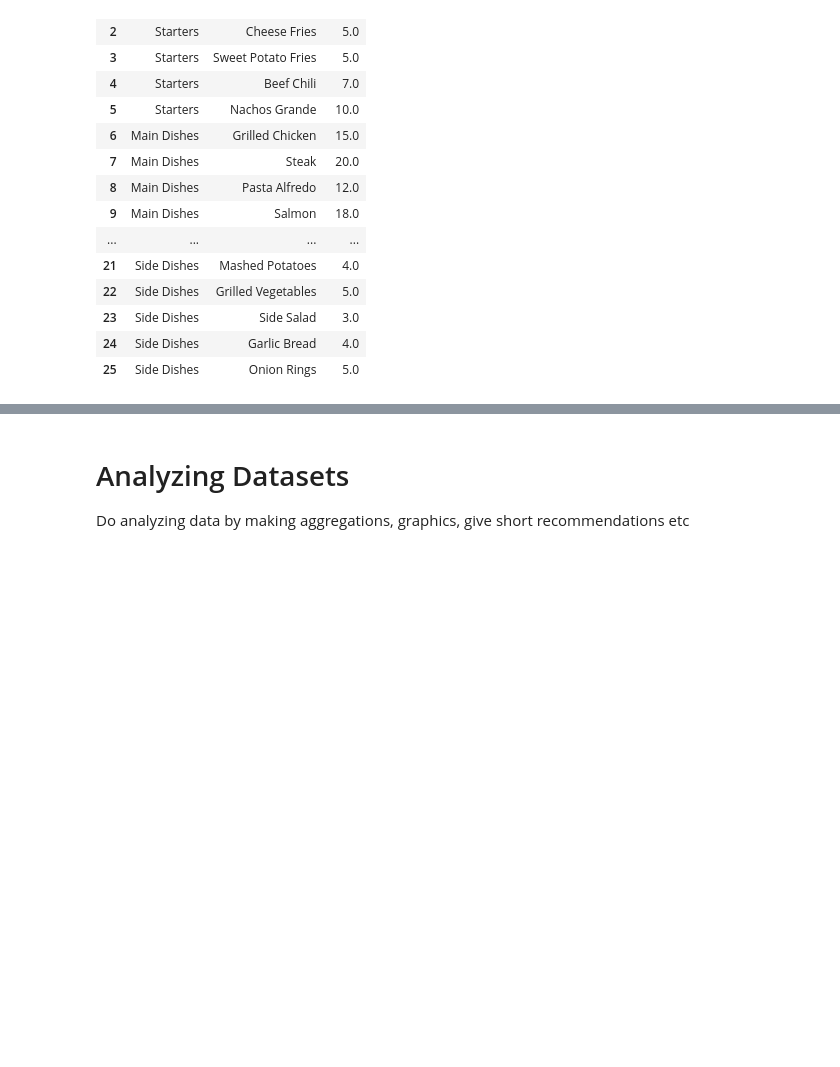
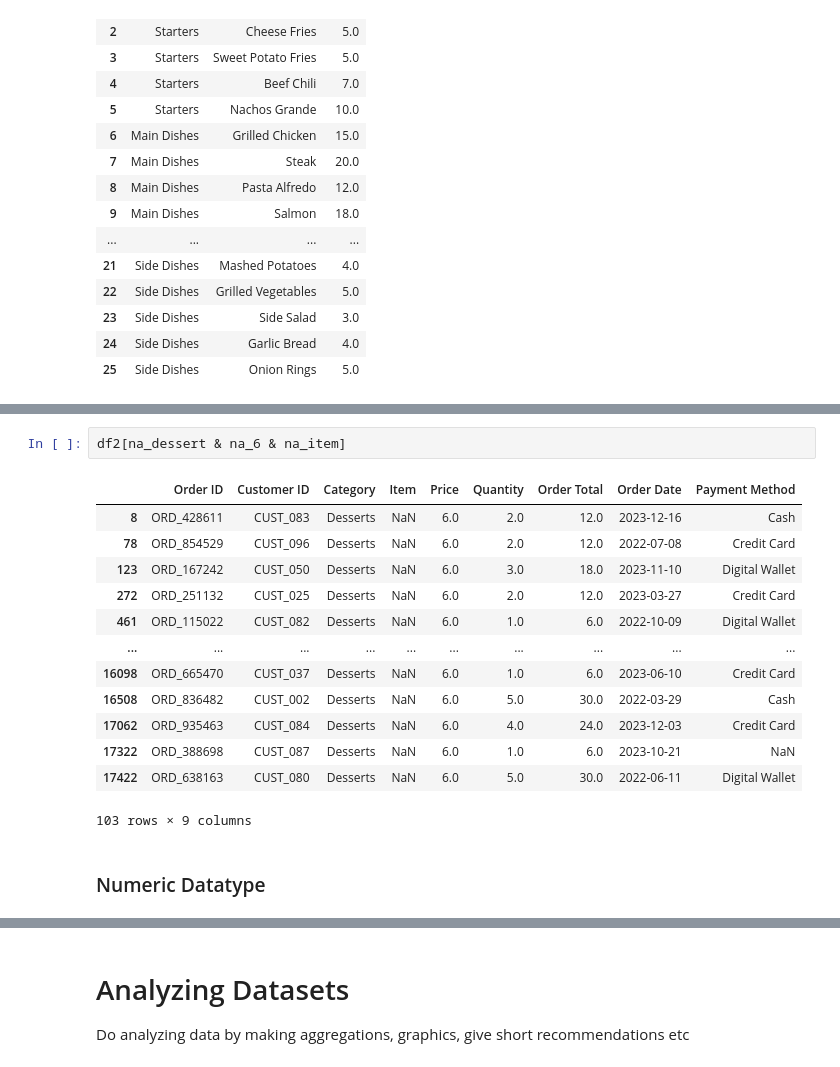
Before and after one commit to graveo-wicaksana/DA_restaurantSales, a Jupyter notebook: DA_restaurantSales.ipynb, the cells around one changed output, grey strips where cells are left out. Cells and saved outputs as stored; diff of their text form; blank space fills up the shorter version.

```diff
--- a/DA_restaurantSales.ipynb
+++ b/DA_restaurantSales.ipynb
@@ -310,0 +418,18 @@ print (df2[na_dessert & na_6 & na_item].fillna(dessert_6))
+# %%
+df2[na_dessert & na_6 & na_item]
+# %% [output]
+|  | Order ID | Customer ID | Category | Item | Price | Quantity | Order Total | Order Date | Payment Method |
+| 8 | ORD_428611 | CUST_083 | Desserts | NaN | 6.0 | 2.0 | 12.0 | 2023-12-16 | Cash |
+| 78 | ORD_854529 | CUST_096 | Desserts | NaN | 6.0 | 2.0 | 12.0 | 2022-07-08 | Credit Card |
+| 123 | ORD_167242 | CUST_050 | Desserts | NaN | 6.0 | 3.0 | 18.0 | 2023-11-10 | Digital Wallet |
+| 272 | ORD_251132 | CUST_025 | Desserts | NaN | 6.0 | 2.0 | 12.0 | 2023-03-27 | Credit Card |
+| 461 | ORD_115022 | CUST_082 | Desserts | NaN | 6.0 | 1.0 | 6.0 | 2022-10-09 | Digital Wallet |
+| ... | ... | ... | ... | ... | ... | ... | ... | ... | ... |
+| 16098 | ORD_665470 | CUST_037 | Desserts | NaN | 6.0 | 1.0 | 6.0 | 2023-06-10 | Credit Card |
+| 16508 | ORD_836482 | CUST_002 | Desserts | NaN | 6.0 | 5.0 | 30.0 | 2022-03-29 | Cash |
+| 17062 | ORD_935463 | CUST_084 | Desserts | NaN | 6.0 | 4.0 | 24.0 | 2023-12-03 | Credit Card |
+| 17322 | ORD_388698 | CUST_087 | Desserts | NaN | 6.0 | 1.0 | 6.0 | 2023-10-21 | NaN |
+| 17422 | ORD_638163 | CUST_080 | Desserts | NaN | 6.0 | 5.0 | 30.0 | 2022-06-11 | Digital Wallet |
+103 rows × 9 columns
+# %% [markdown]
+### Numeric Datatype
```
Also changed, not shown: parts of 14 cells of this notebook.
